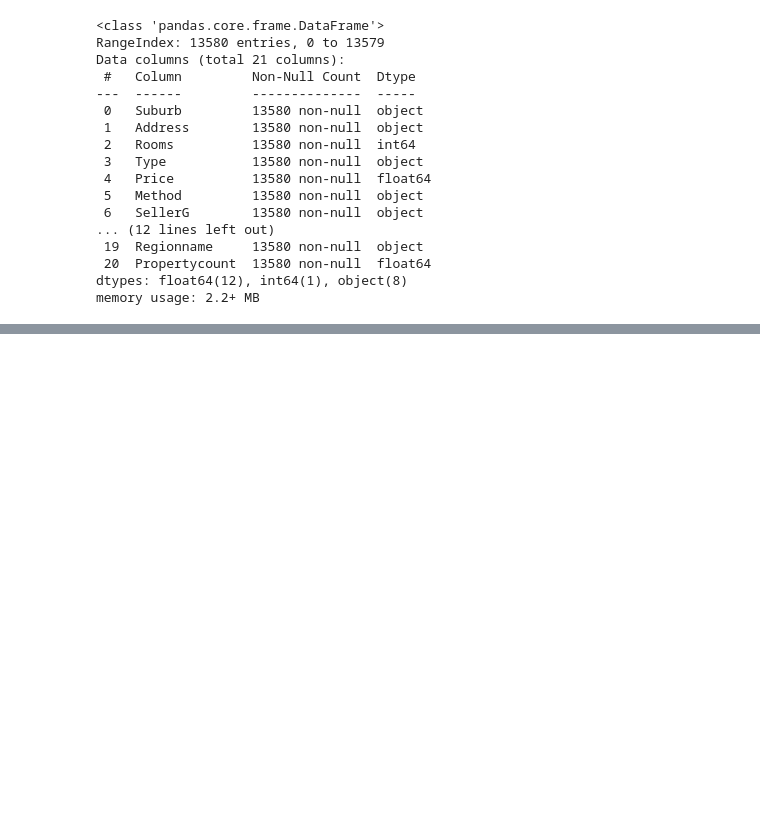
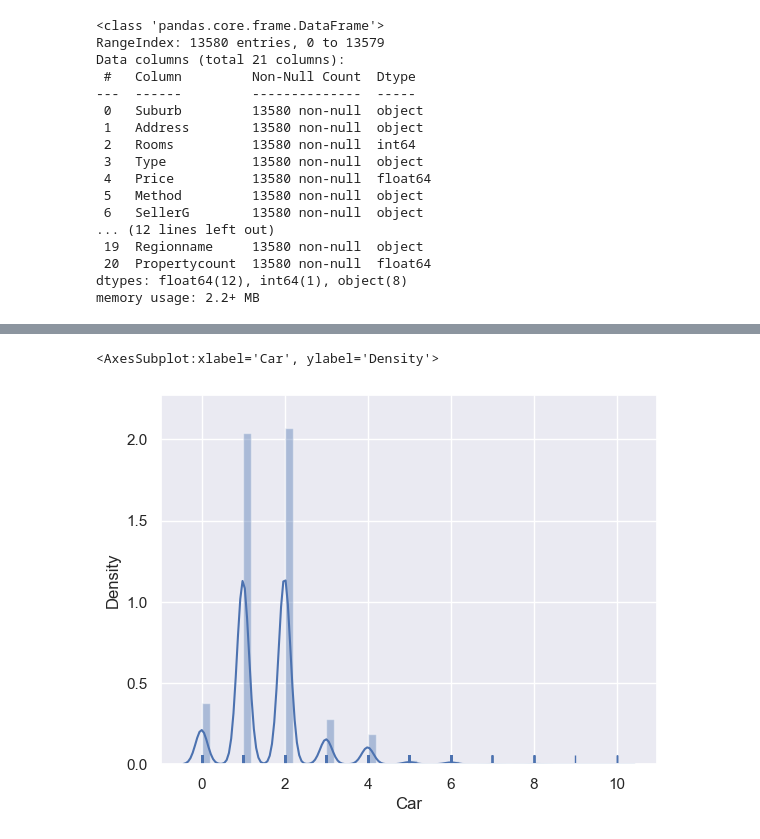
Before and after one commit to WhatKS/DA_Course_QILIU, a Jupyter notebook: 2023_01_03/Melbourne_house.ipynb, the cells around one changed output, grey strips where cells are left out. Cells and saved outputs as stored; diff of their text form; code cells hidden in the pictures; blank space fills up the shorter version.

```diff
--- a/2023_01_03/Melbourne_house.ipynb
+++ b/2023_01_03/Melbourne_house.ipynb
@@ -114,0 +149,5 @@ houses['Date'].max(), houses['Date'].min()
+# %%
+sns.distplot(houses_with_na['Car'], rug=True)
+# %% [output]
+<AxesSubplot:xlabel='Car', ylabel='Density'>
+[figure, added]
```
Also changed, not shown: parts of 34 cells of this notebook.
